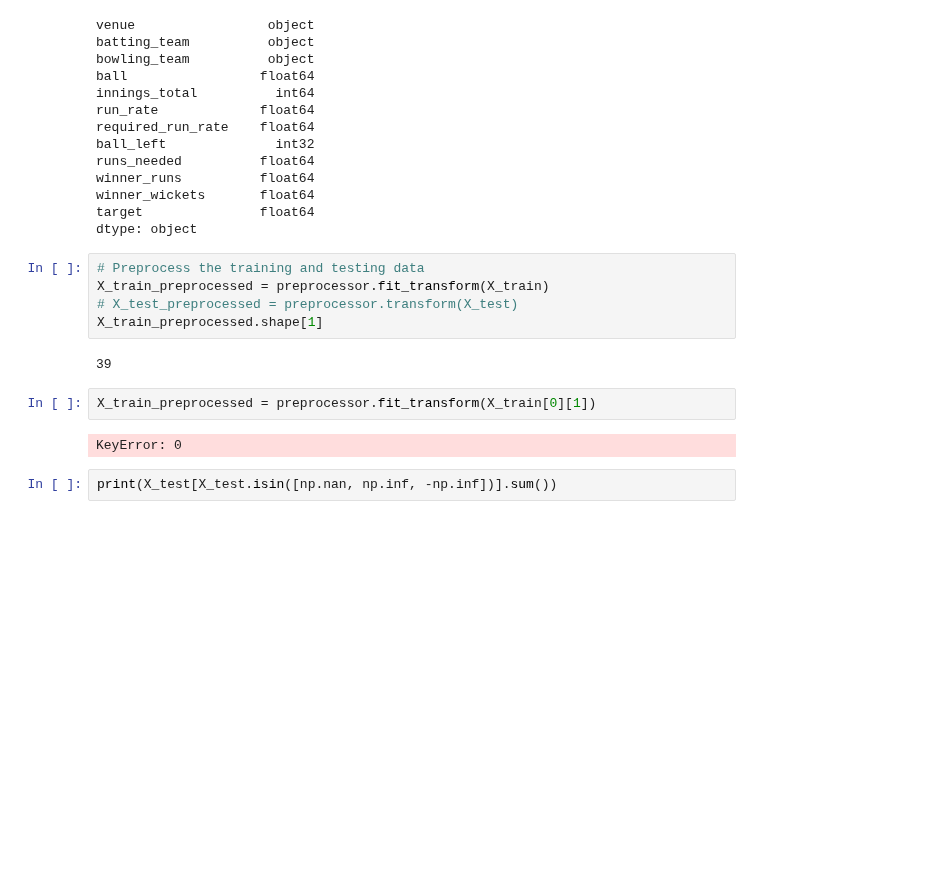
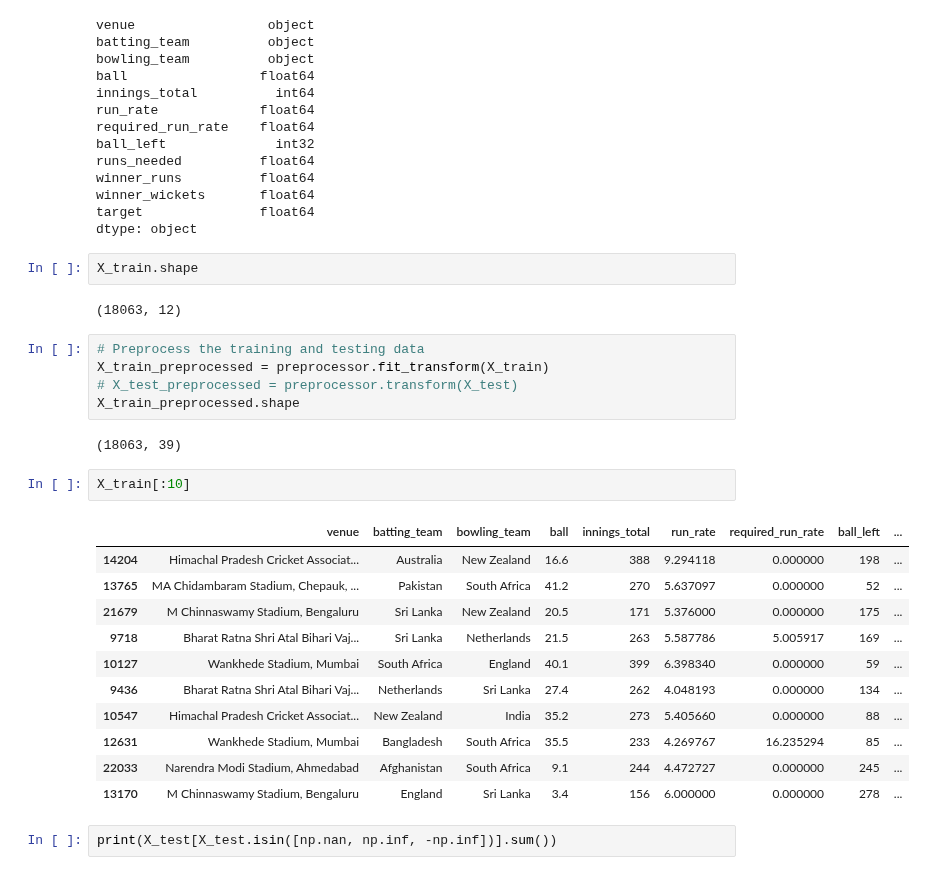
Before and after one commit to techman0256/Data_Mining_CP3, a Jupyter notebook: CP3_WorldCupPrediction_Model.ipynb, the cells around one changed output. Drawn from its saved outputs; the diff is of its cells as text; blank space fills up the shorter version.

```diff
--- a/CP3_WorldCupPrediction_Model.ipynb
+++ b/CP3_WorldCupPrediction_Model.ipynb
@@ -338,17 +349,31 @@ winner_runs          float64
 winner_wickets       float64
 target               float64
 dtype: object
+# %%
+X_train.shape
+# %% [output]
+(18063, 12)
 # %%
 # Preprocess the training and testing data
 X_train_preprocessed = preprocessor.fit_transform(X_train)
 # X_test_preprocessed = preprocessor.transform(X_test)
-X_train_preprocessed.shape[1]
+X_train_preprocessed.shape
 # %% [output]
-39
+(18063, 39)
-# %%
-X_train_preprocessed = preprocessor.fit_transform(X_train[0][1])
-# %% [output]
-KeyError: 0
+# %%
+X_train[:10]
+# %% [output]
+|  | venue | batting_team | bowling_team | ball | innings_total | run_rate | required_run_rate | ball_left | ... |
+| 14204 | Himachal Pradesh Cricket Associat... | Australia | New Zealand | 16.6 | 388 | 9.294118 | 0.000000 | 198 | ... |
+| 13765 | MA Chidambaram Stadium, Chepauk, ... | Pakistan | South Africa | 41.2 | 270 | 5.637097 | 0.000000 | 52 | ... |
+| 21679 | M Chinnaswamy Stadium, Bengaluru | Sri Lanka | New Zealand | 20.5 | 171 | 5.376000 | 0.000000 | 175 | ... |
+| 9718 | Bharat Ratna Shri Atal Bihari Vaj... | Sri Lanka | Netherlands | 21.5 | 263 | 5.587786 | 5.005917 | 169 | ... |
+| 10127 | Wankhede Stadium, Mumbai | South Africa | England | 40.1 | 399 | 6.398340 | 0.000000 | 59 | ... |
+| 9436 | Bharat Ratna Shri Atal Bihari Vaj... | Netherlands | Sri Lanka | 27.4 | 262 | 4.048193 | 0.000000 | 134 | ... |
+| 10547 | Himachal Pradesh Cricket Associat... | New Zealand | India | 35.2 | 273 | 5.405660 | 0.000000 | 88 | ... |
+| 12631 | Wankhede Stadium, Mumbai | Bangladesh | South Africa | 35.5 | 233 | 4.269767 | 16.235294 | 85 | ... |
+| 22033 | Narendra Modi Stadium, Ahmedabad | Afghanistan | South Africa | 9.1 | 244 | 4.472727 | 0.000000 | 245 | ... |
+| 13170 | M Chinnaswamy Stadium, Bengaluru | England | Sri Lanka | 3.4 | 156 | 6.000000 | 0.000000 | 278 | ... |
 # %%
 print(X_test[X_test.isin([np.nan, np.inf, -np.inf])].sum())
 # %% [output]
```
Also changed, not shown: parts of 6 cells of this notebook, 3 other files.
